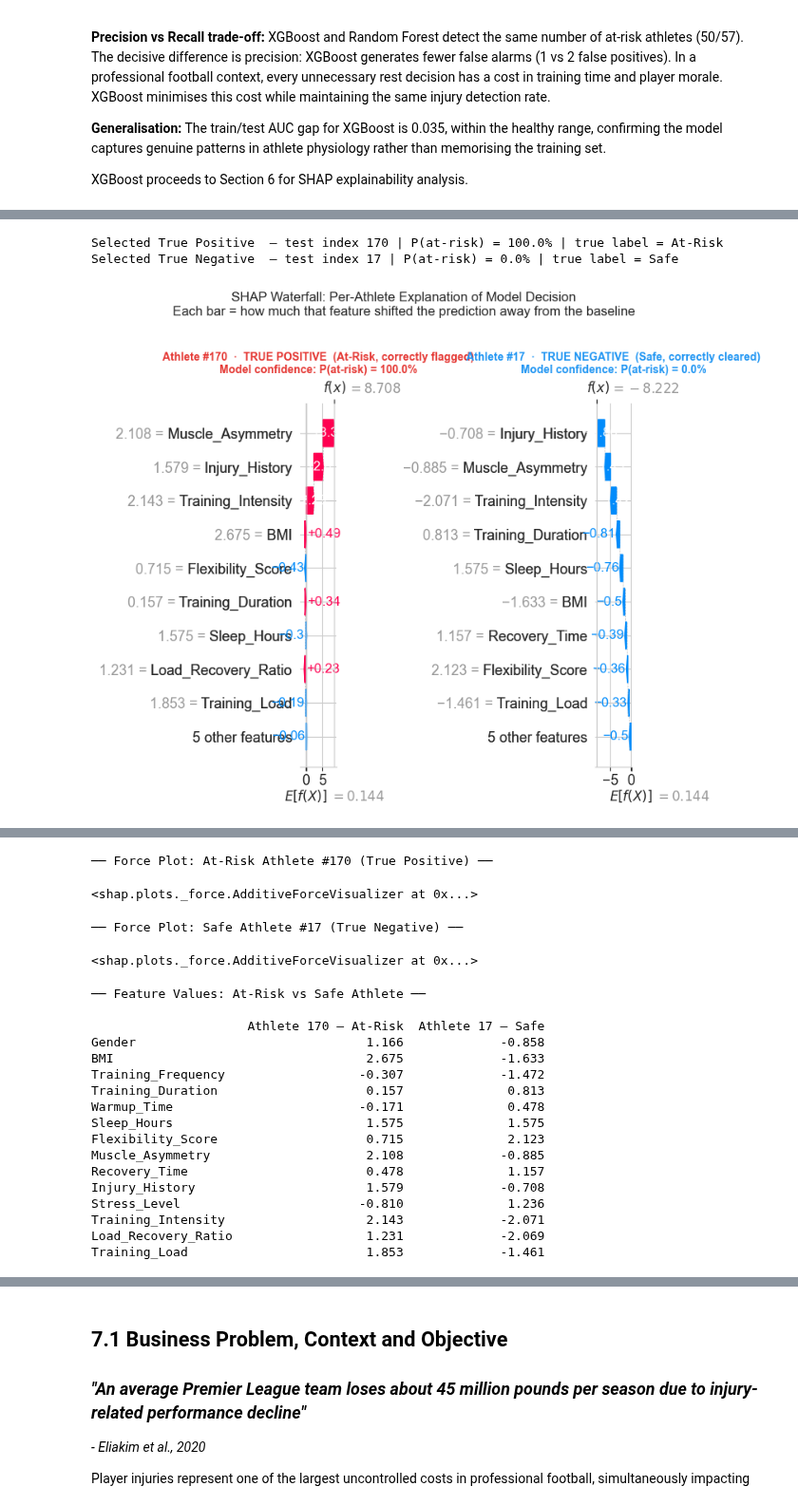
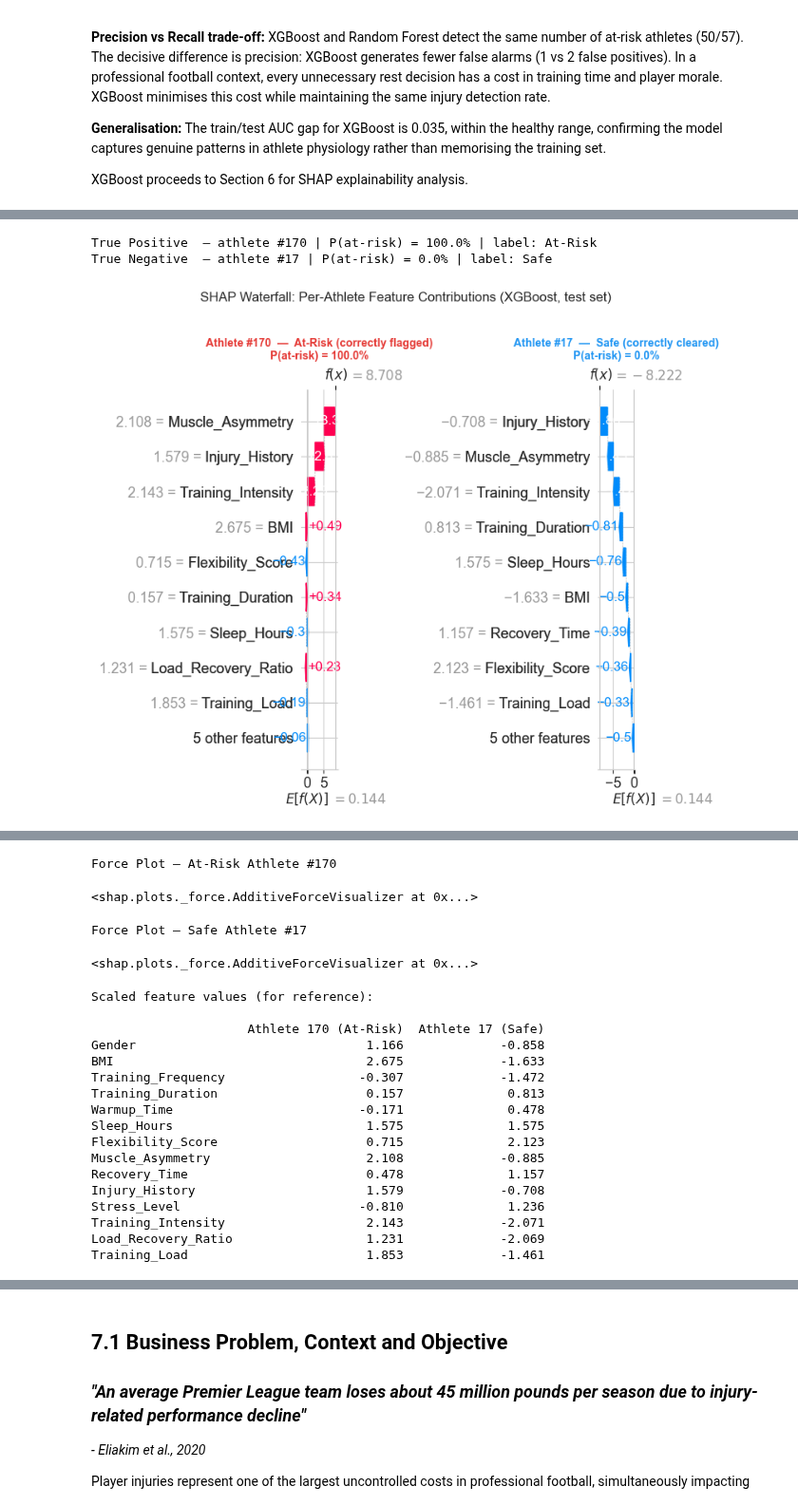
Before and after one commit to letti70033/ML-Athlete-Injury-Risk-Prediction, a Jupyter notebook: notebooks/injury_risk_model.ipynb, the cells around one changed output, grey strips where cells are left out. Shown at 95% size. Drawn from its saved outputs; the diff is of its cells as text; code cells hidden in the pictures.

```diff
--- a/notebooks/injury_risk_model.ipynb
+++ b/notebooks/injury_risk_model.ipynb
@@ -1577,74 +1555,65 @@ y_pred_test  = xgb_model.predict(X_test_scaled)
 y_test_array = np.array(y_test)
 y_prob_test  = xgb_model.predict_proba(X_test_scaled)[:, 1]
 
-# True Positive: at-risk athlete correctly flagged → pick the most confident one
+# Select the most confident true positive and most confident true negative
 tp_mask = (y_test_array == 1) & (y_pred_test == 1)
 tp_idx  = np.where(tp_mask)[0][np.argmax(y_prob_test[tp_mask])]
 
-# True Negative: safe athlete correctly cleared → pick the most confident one
 tn_mask = (y_test_array == 0) & (y_pred_test == 0)
 tn_idx  = np.where(tn_mask)[0][np.argmin(y_prob_test[tn_mask])]
 
-print(f"Selected True Positive  — test index {tp_idx} "
-      f"| P(at-risk) = {y_prob_test[tp_idx]:.1%} | true label = At-Risk")
-print(f"Selected True Negative  — test index {tn_idx} "
-      f"| P(at-risk) = {y_prob_test[tn_idx]:.1%} | true label = Safe")
+print(f"True Positive  — athlete #{tp_idx} | P(at-risk) = {y_prob_test[tp_idx]:.1%} | label: At-Risk")
+print(f"True Negative  — athlete #{tn_idx} | P(at-risk) = {y_prob_test[tn_idx]:.1%} | label: Safe")
 
-# Waterfall plots show how the model arrived at its prediction for that specific athlete.
+# Waterfall plots
 fig, axes = plt.subplots(1, 2, figsize=(18, 7))
 
 plt.sca(axes[0])
 shap.plots.waterfall(shap_values[tp_idx], max_display=10, show=False)
 axes[0].set_title(
-    f"Athlete #{tp_idx}  ·  TRUE POSITIVE  (At-Risk, correctly flagged)\n"
-    f"Model confidence: P(at-risk) = {y_prob_test[tp_idx]:.1%}",
+    f"Athlete #{tp_idx}  —  At-Risk (correctly flagged)\nP(at-risk) = {y_prob_test[tp_idx]:.1%}",
     fontsize=10, color=COLOR_TARGET[1], fontweight='bold'
 )
 
 plt.sca(axes[1])
 shap.plots.waterfall(shap_values[tn_idx], max_display=10, show=False)
 axes[1].set_title(
-    f"Athlete #{tn_idx}  ·  TRUE NEGATIVE  (Safe, correctly cleared)\n"
-    f"Model confidence: P(at-risk) = {y_prob_test[tn_idx]:.1%}",
+    f"Athlete #{tn_idx}  —  Safe (correctly cleared)\nP(at-risk) = {y_prob_test[tn_idx]:.1%}",
     fontsize=10, color=COLOR_TARGET[0], fontweight='bold'
 )
 
-plt.suptitle(
-    "SHAP Waterfall: Per-Athlete Explanation of Model Decision\n"
-    "Each bar = how much that feature shifted the prediction away from the baseline",
-    fontsize=12, y=1.02
-)
+plt.suptitle("SHAP Waterfall: Per-Athlete Feature Contributions (XGBoost, test set)",
+             fontsize=12, y=1.02)
 plt.tight_layout()
 plt.show()
 
-# Force plots (interactive) show the same information as the waterfall in a compact horizontal format.
+# Force plots — interactive, compact format for dashboards
 shap.initjs()
-
-print(f"\n── Force Plot: At-Risk Athlete #{tp_idx} (True Positive) ──")
+print(f"\nForce Plot — At-Risk Athlete #{tp_idx}")
 display(shap.plots.force(shap_values[tp_idx]))
 
-print(f"\n── Force Plot: Safe Athlete #{tn_idx} (True Negative) ──")
+print(f"\nForce Plot — Safe Athlete #{tn_idx}")
 display(shap.plots.force(shap_values[tn_idx]))
 
-# Raw feature values for context
-print("\n── Feature Values: At-Risk vs Safe Athlete ──\n")
+# Scaled feature values for both athletes
+print("\nScaled feature values (for reference):\n")
 comparison = pd.DataFrame({
-    f'Athlete {tp_idx} — At-Risk': X_test_scaled.iloc[tp_idx].round(3),
-    f'Athlete {tn_idx} — Safe':    X_test_scaled.iloc[tn_idx].round(3),
+    f'Athlete {tp_idx} (At-Risk)': X_test_scaled.iloc[tp_idx].round(3),
+    f'Athlete {tn_idx} (Safe)':    X_test_scaled.iloc[tn_idx].round(3),
 })
 print(comparison.to_string())
 # %% [output]
-Selected True Positive  — test index 170 | P(at-risk) = 100.0% | true label = At-Risk
-Selected True Negative  — test index 17 | P(at-risk) = 0.0% | true label = Safe
+True Positive  — athlete #170 | P(at-risk) = 100.0% | label: At-Risk
+True Negative  — athlete #17 | P(at-risk) = 0.0% | label: Safe
-[figure, old version]
+[figure, new version]
 [interactive output not drawn]
-── Force Plot: At-Risk Athlete #170 (True Positive) ──
+Force Plot — At-Risk Athlete #170
 <shap.plots._force.AdditiveForceVisualizer at 0x...>
-── Force Plot: Safe Athlete #17 (True Negative) ──
+Force Plot — Safe Athlete #17
 <shap.plots._force.AdditiveForceVisualizer at 0x...>
-── Feature Values: At-Risk vs Safe Athlete ──
+Scaled feature values (for reference):
 
-                     Athlete 170 — At-Risk  Athlete 17 — Safe
+                     Athlete 170 (At-Risk)  Athlete 17 (Safe)
 Gender                               1.166             -0.858
 BMI                                  2.675             -1.633
 Training_Frequency                  -0.307             -1.472
```
Also changed, not shown: parts of 14 cells of this notebook, 1 other file.
